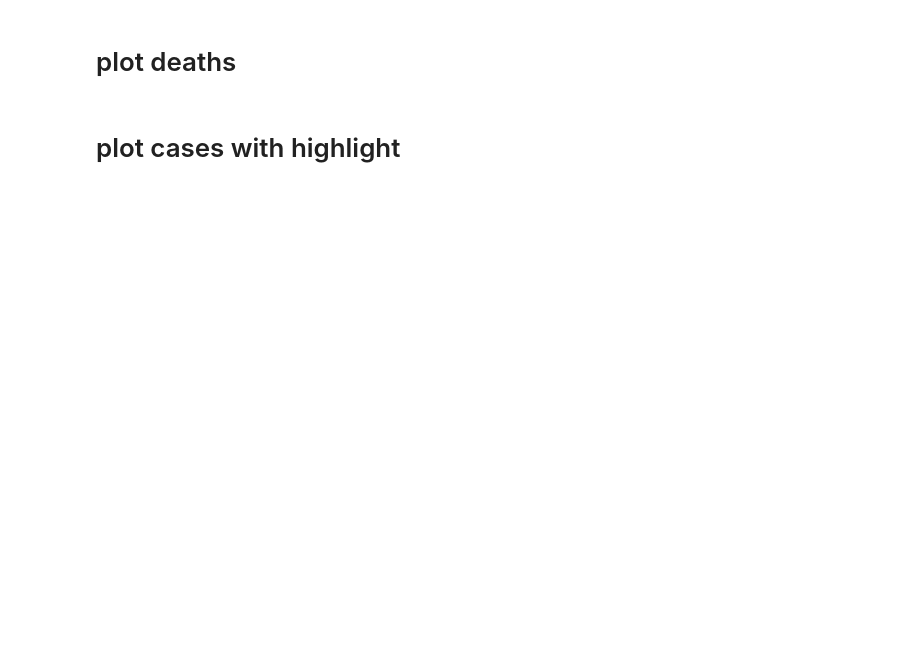
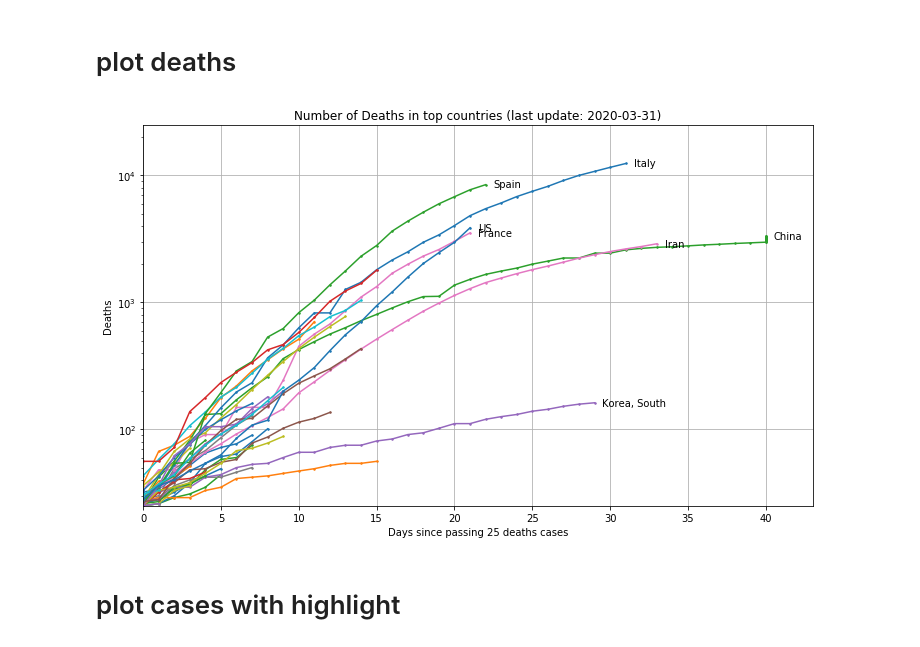
Before and after one commit to tlmohren/Covid19_analysis, a Jupyter notebook: JHUdata_country_log.ipynb, the cells around one changed output. Cells and saved outputs as stored; diff of their text form; code cells hidden in the pictures; blank space fills up the shorter version.

```diff
--- a/JHUdata_country_log.ipynb
+++ b/JHUdata_country_log.ipynb
@@ -219,33 +217,40 @@ if save_fig:
 # %%
 fig, ax = plt.subplots(1,1 ,figsize=full_w )
 
 for country in threshold_countries:
     bool_country = df_country['Country/Region'] == country
     df_pl = df_country[bool_country]
     ax.plot( df_pl['Delta D' ],  df_pl['Death'],'.-' ,ms=3,lw=1.5, label=country )
 
     y = df_pl['Death'].iloc[-1]*0.95
     x = df_pl['Delta D'].iloc[-1] + 0.5
     if x > 20:
         ax.annotate( country ,[x,y])
 
 ax.set_yscale('log')
 ax.grid(True,which="major", linestyle='-')
 ax.set_title('Number of Deaths in top countries (last update: ' + str(df_country['Date'].iloc[-1]) + ')' )
-ax.set_xlim([0,50])
-ax.set_ylim([20,3e4])
+
+
+ymax = df_country['Death'].max()
+
+ax.set_xlim([0,xDmax+10])
+ax.set_ylim([25,ymax*2])
+
 ax.set_xlabel("Days since passing 25 deaths cases")
 ax.set_ylabel("Deaths")
 
 # # # # # save fig  -----------------------------------------------------------------------
 fig_name= 'covid_country_deathslog'
 save_fig = True
 if save_fig:
     plt.savefig('./figs/' + fig_name + '.png',
             format='png', dpi=300,
             transparent=  True,
             bbox_inches = 'tight', pad_inches = 0,
             )
+# %% [output]
+[figure, added]
 # %% [markdown]
 # plot cases with highlight
 # %%
```
Also changed, not shown: parts of 8 cells of this notebook, 3 other files.
